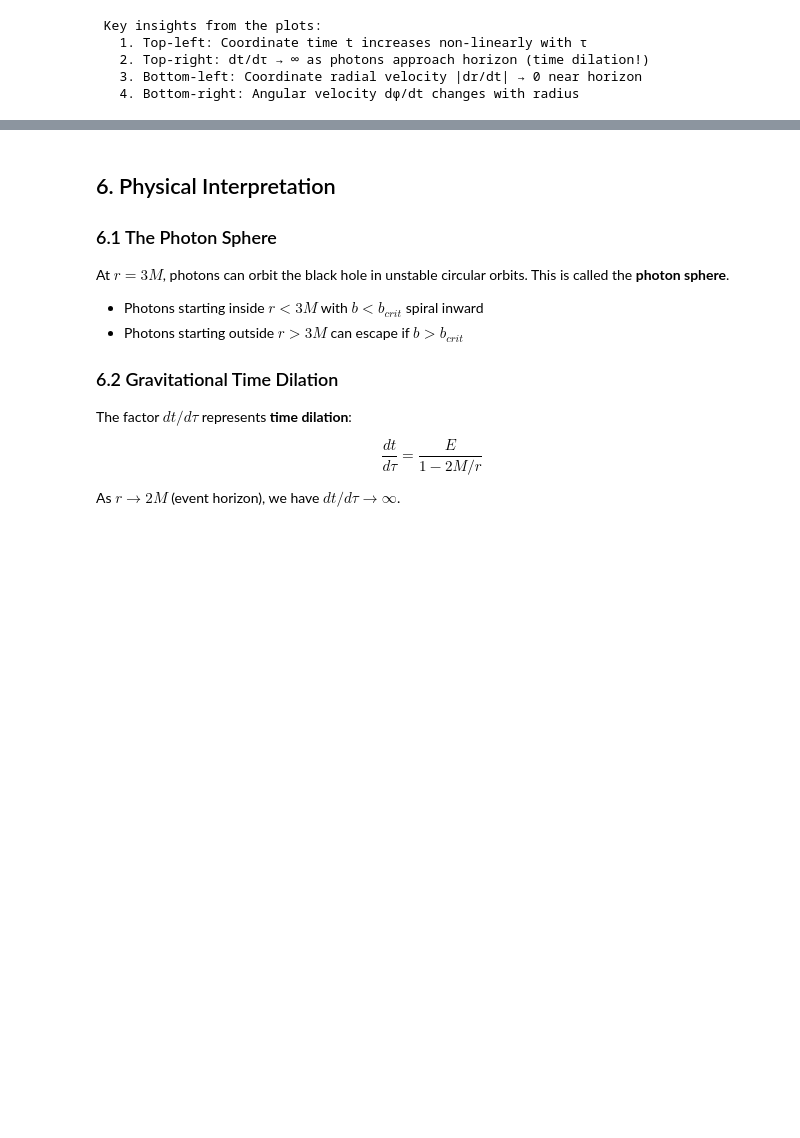
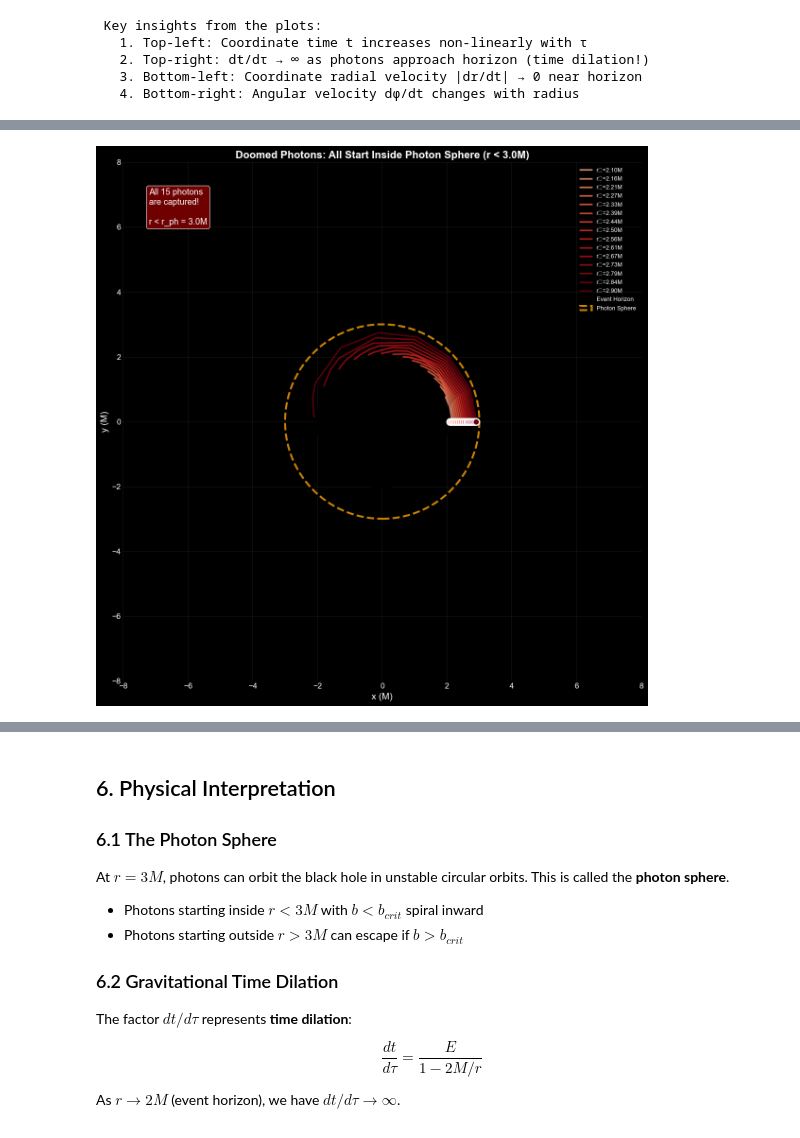
Before and after one commit to fynnhufler/General-Relativity-Simulations, a Jupyter notebook: photon_trajectories_black_hole.ipynb, the cells around one changed output, grey strips where cells are left out. Cells and saved outputs as stored; diff of their text form; code cells hidden in the pictures; blank space fills up the shorter version.

Commit message:
impact parameter issue fix

```diff
--- a/photon_trajectories_black_hole.ipynb
+++ b/photon_trajectories_black_hole.ipynb
@@ -479,0 +490,90 @@ ANALYZING PHOTON SPEEDS AND TIME DILATION
+# %%
+print("=" * 60)
+print("PHOTONS INSIDE THE PHOTON SPHERE")
+print("=" * 60)
+
+#Start photons between event horizon and photon sphere
+r0_inside = np.linspace(2.1, 2.9, 15)  #just outside horizon to just inside photon sphere
+impact_parameter_inside = 4.0  #Below critical value
+
+print(f"\nSimulation setup:")
+print(f"   Starting radii: r₀ ∈ [{r0_inside[0]:.2f}M, {r0_inside[-1]:.2f}M]")
+print(f"   Event horizon: r_s = {r_s}M")
+print(f"   Photon sphere: r_ph = {r_photon}M")
+print(f"   Impact parameter: b = {impact_parameter_inside}M < b_crit = {b_crit:.3f}M")
+print(f"\n   All photons start inside the photon sphere - we should expect 100% capture!")
+
+# Simulate
+sim_captured = PhotonSimulation(mass=1.0)
+sim_captured.trajectories = []
+
+print(f"\n Simulating {len(r0_inside)} doomed photons...")
+
+for i, r0 in enumerate(r0_inside):
+    traj = sim_captured.simulate_photon(r0, impact_parameter_inside, (0, 100))
+    if traj is not None and len(traj) > 1:
+        sim_captured.trajectories.append(traj)
+        print(f"   r₀ = {r0:.2f}M: captured at r_final = {traj.r[-1]:.3f}M after {len(traj)} steps")
+
+print(f"\n✓ All {len(sim_captured.trajectories)} photons captured!")
+
+# Plot with dark style
+plt.style.use('dark_background')
+
+fig, ax = plt.subplots(figsize=(12, 12))
+
+# Plot trajectories with gradient color (closer to horizon = redder)
+colors = plt.cm.Reds(np.linspace(0.3, 1, len(sim_captured.trajectories)))
+for i, traj in enumerate(sim_captured.trajectories):
+    ax.plot(traj.x, traj.y, alpha=0.8, linewidth=2.5, color=colors[i],
+           label=f'r₀={r0_inside[i]:.2f}M')
+
+# Draw event horizon (larger and more prominent)
+horizon = plt.Circle((0, 0), r_s, color='black', edgecolor='red',
+                     linewidth=4, label='Event Horizon', zorder=10)
+ax.add_patch(horizon)
+
+# Inner shadow region
+inner_shadow = plt.Circle((0, 0), r_s*0.9, color='black', alpha=0.9, zorder=9)
+ax.add_patch(inner_shadow)
+
+# Draw photon sphere
+photon_sphere = plt.Circle((0, 0), r_photon, color='orange', fill=False,
+                          linestyle='--', linewidth=3, label='Photon Sphere',
+                          alpha=0.8)
+ax.add_patch(photon_sphere)
+
+# Add starting points
+for i, r0 in enumerate(r0_inside):
+    if i < len(sim_captured.trajectories):
+        ax.plot(r0, 0, 'o', color=colors[i], markersize=10,
+               markeredgecolor='white', markeredgewidth=2, zorder=15)
+
+ax.set_xlim(-8, 8)
+ax.set_ylim(-8, 8)
+ax.set_aspect('equal')
+ax.grid(True, alpha=0.2, color='gray')
+ax.set_xlabel('x (M)', fontsize=14, color='white')
+ax.set_ylabel('y (M)', fontsize=14, color='white')
+ax.set_title(f'Doomed Photons: All Start Inside Photon Sphere (r < {r_photon}M)',
+            fontsize=16, fontweight='bold', color='white')
+ax.legend(fontsize=9, loc='upper right', framealpha=0.8)
+
+# Add text annotation
+textstr = f'All {len(sim_captured.trajectories)} photons\nare captured!\n\nr < r_ph = {r_photon}M'
+props = dict(boxstyle='round', facecolor='darkred', alpha=0.8)
+ax.text(0.05, 0.95, textstr, transform=ax.transAxes, fontsize=13,
+        verticalalignment='top', bbox=props, color='white')
+
+plt.tight_layout()
+plt.savefig('./results/plots/captured_photons.png', dpi=300, facecolor='black')
+plt.show()
+
+# Reset to default style
+plt.style.use('default')
+
+print("\n Plot saved to: results/plots/captured_photons.png")
+print("\n Analysis:")
+print(f"   Capture rate: {len(sim_captured.trajectories)}/{len(r0_inside)} = 100%")
+print(f"   This confirms: photons inside r_ph cannot escape!")
+# %% [output]
@@ -479,0 +597 @@ ANALYZING PHOTON SPEEDS AND TIME DILATION
+[figure, added]
```
Also changed, not shown: parts of 7 cells of this notebook.
